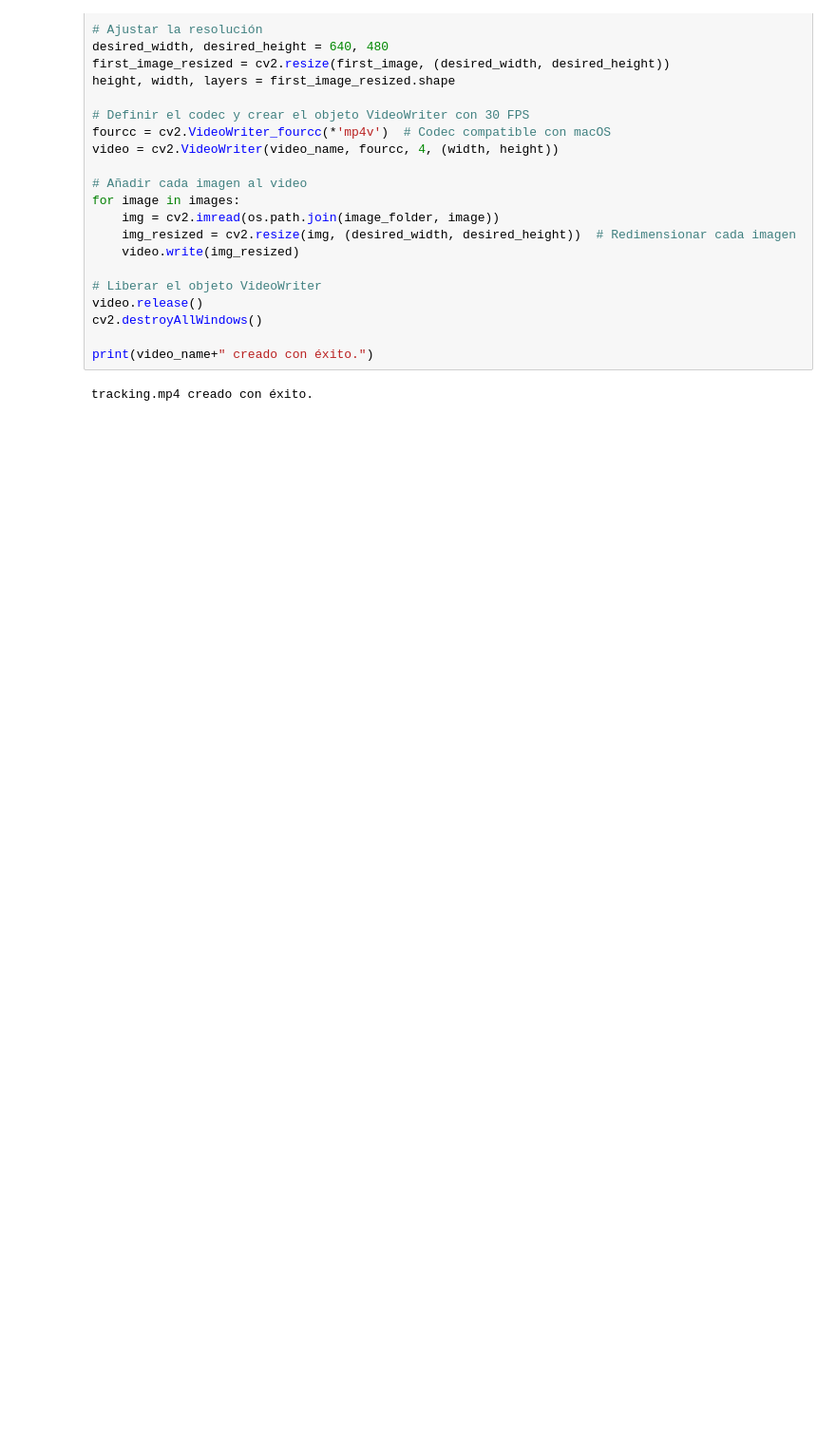
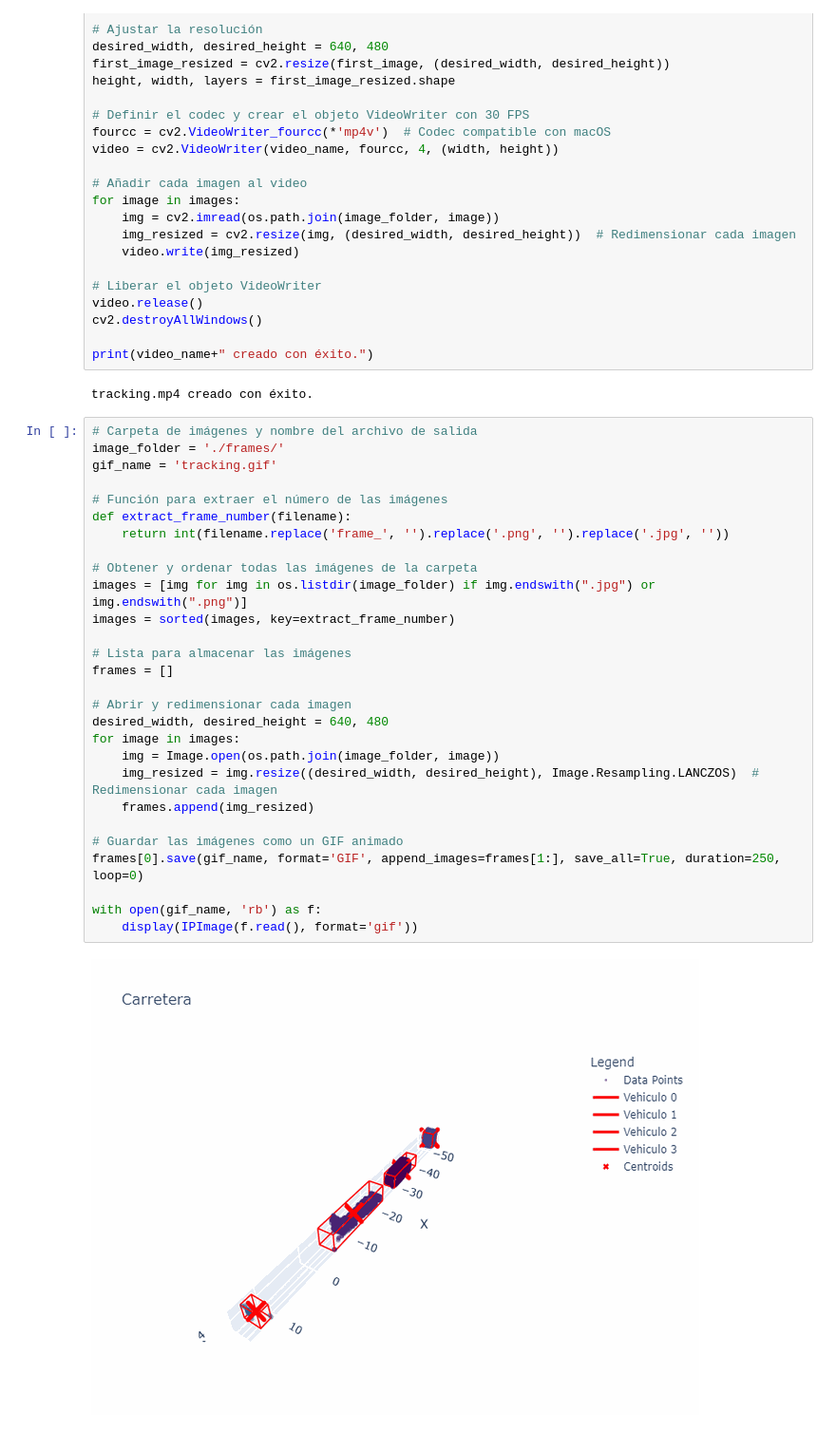
Before and after one commit to Cortijo02/DISPB, a Jupyter notebook: LiDAR_Clustering_tracking.ipynb, the cells around one changed output. Shown at 95% size. Saved outputs shown, nothing was run; the diff lists cells and outputs as text; blank space fills up the shorter version.

```diff
--- a/LiDAR_Clustering_tracking.ipynb
+++ b/LiDAR_Clustering_tracking.ipynb
@@ -261,3 +263,33 @@ cv2.destroyAllWindows()
 print(video_name+" creado con éxito.")
 # %% [output]
 tracking.mp4 creado con éxito.
+# %%
+# Carpeta de imágenes y nombre del archivo de salida
+image_folder = './frames/'
+gif_name = 'tracking.gif'
+
+# Función para extraer el número de las imágenes
+def extract_frame_number(filename):
+    return int(filename.replace('frame_', '').replace('.png', '').replace('.jpg', ''))
+
+# Obtener y ordenar todas las imágenes de la carpeta
+images = [img for img in os.listdir(image_folder) if img.endswith(".jpg") or img.endswith(".png")]
+images = sorted(images, key=extract_frame_number)
+
+# Lista para almacenar las imágenes
+frames = []
+
+# Abrir y redimensionar cada imagen
+desired_width, desired_height = 640, 480
+for image in images:
+    img = Image.open(os.path.join(image_folder, image))
+    img_resized = img.resize((desired_width, desired_height), Image.Resampling.LANCZOS)  # Redimensionar cada imagen
+    frames.append(img_resized)
+
+# Guardar las imágenes como un GIF animado
+frames[0].save(gif_name, format='GIF', append_images=frames[1:], save_all=True, duration=250, loop=0)
+
+with open(gif_name, 'rb') as f:
+    display(IPImage(f.read(), format='gif'))
+# %% [output]
+[figure, added]
```
Also changed, not shown: parts of 1 cell of this notebook, 1 other file.
